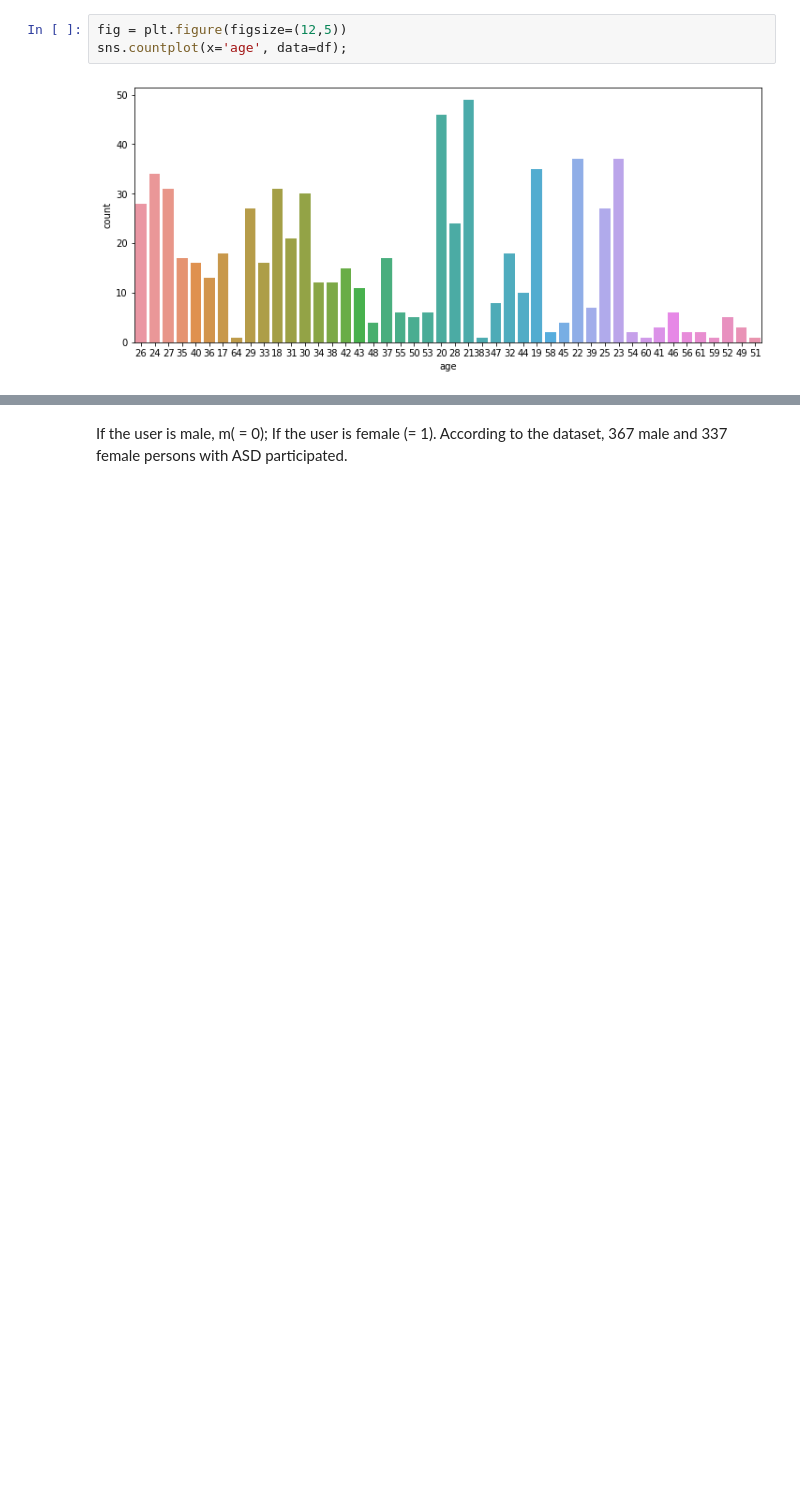
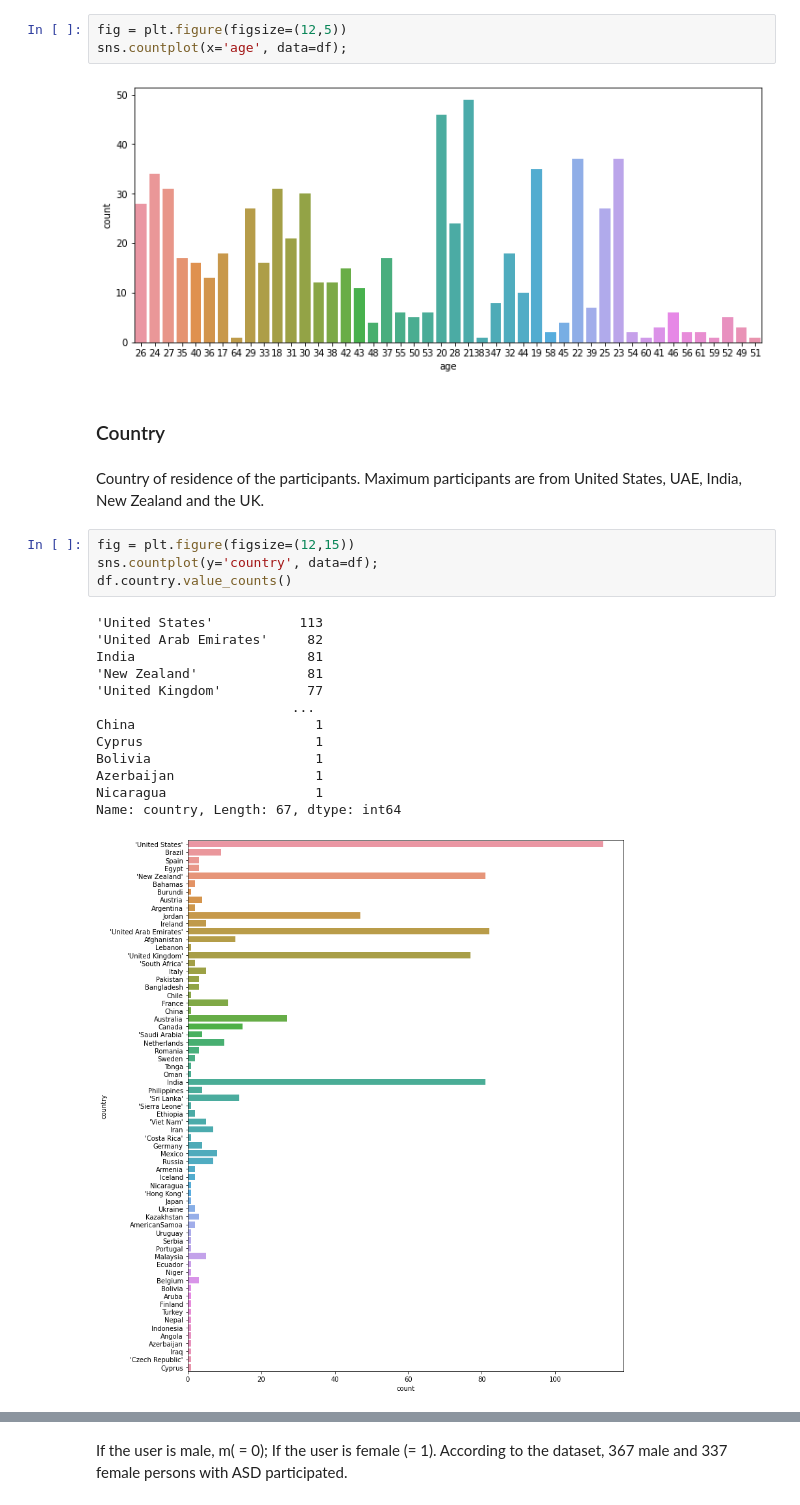
Before and after one commit to blessinvarkey/asd-screening-ml, a Jupyter notebook: ml_projects/autism-screening-project.ipynb, the cells around one changed output, grey strips where cells are left out. Cells and saved outputs as stored; diff of their text form; blank space fills up the shorter version.

```diff
--- a/ml_projects/autism-screening-project.ipynb
+++ b/ml_projects/autism-screening-project.ipynb
@@ -78,4 +110,26 @@ fig = plt.figure(figsize=(12,5))
 sns.countplot(x='age', data=df);
 # %% [output]
 [figure]
+# %% [markdown]
+### Country
+# %% [markdown]
+Country of residence of the participants. Maximum participants are from United States, UAE, India, New Zealand and the UK.
+# %%
+fig = plt.figure(figsize=(12,15))
+sns.countplot(y='country', data=df);
+df.country.value_counts()
+# %% [output]
+'United States'           113
+'United Arab Emirates'     82
+India                      81
+'New Zealand'              81
+'United Kingdom'           77
+                         ...
+China                       1
+Cyprus                      1
+Bolivia                     1
+Azerbaijan                  1
+Nicaragua                   1
+Name: country, Length: 67, dtype: int64
+[figure, added]
 # %% [markdown]
```
Also changed, not shown: parts of 16 cells of this notebook.
